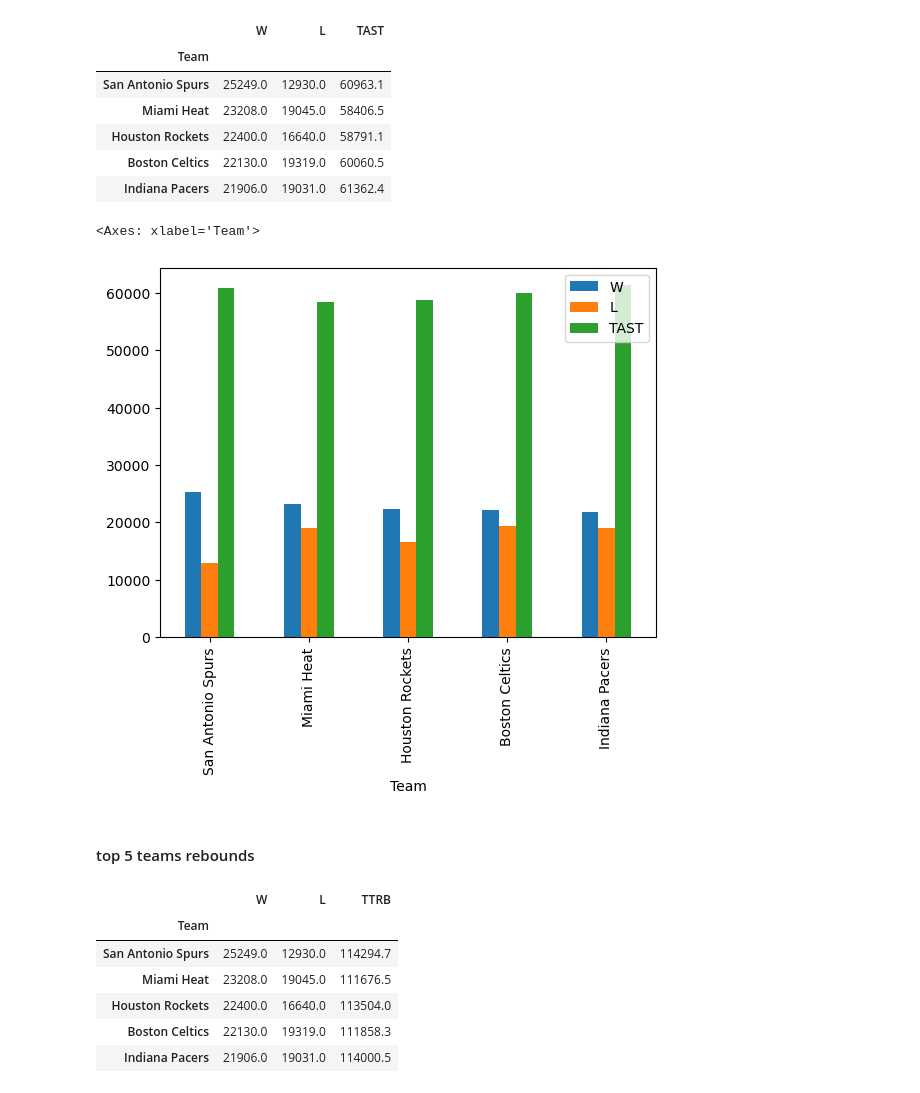
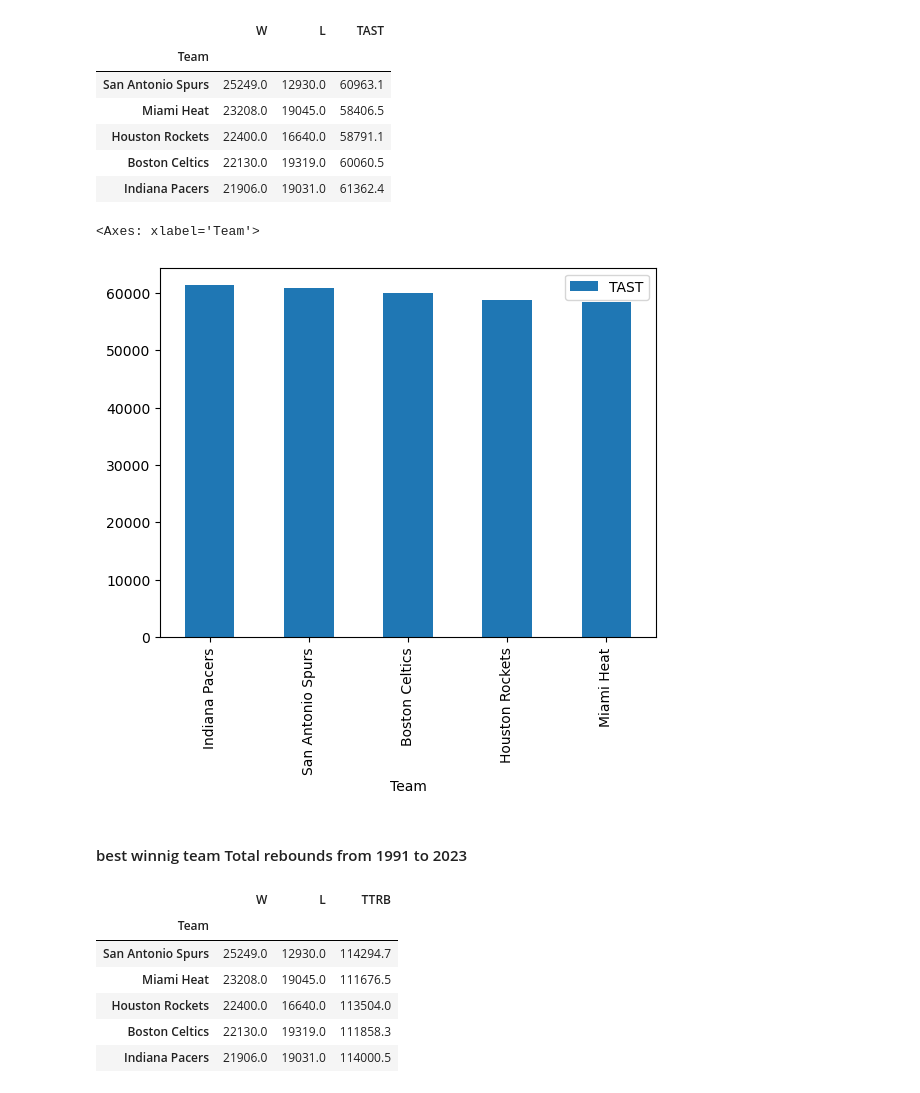
Before and after one commit to khaled-gohar/Python_PBI_NBA-Analysis, a Jupyter notebook: NBA_Analysis.ipynb, the cells around one changed output. Cells and saved outputs as stored; diff of their text form; code cells hidden in the pictures.

```diff
--- a/NBA_Analysis.ipynb
+++ b/NBA_Analysis.ipynb
@@ -335,6 +335,10 @@ best_team
 | Houston Rockets | 22400.0 | 16640.0 | 26254 | 271140.7 | 58791.1 | 113504.0 | 21144.6 | 13302.2 | 38954.4 |
 | Boston Celtics | 22130.0 | 19319.0 | 27218 | 269658.1 | 60060.5 | 111858.3 | 21707.2 | 12617.5 | 37654.6 |
 | Indiana Pacers | 21906.0 | 19031.0 | 27676 | 270224.0 | 61362.4 | 114000.5 | 20531.1 | 13554.6 | 38393.8 |
+# %%
+ndf=best_team
+# %%
+ndf = ndf.reset_index()
 # %%
 Team_stats[['Team','W','L']].groupby('Team').sum().sort_values('W',ascending=False).head(5).plot.bar()
 # %% [output]
@@ -353,12 +374,12 @@ Team_stats[['Team','W','L','TAST']].groupby('Team').sum().sort_values(['W','TAST
 | Boston Celtics | 22130.0 | 19319.0 | 60060.5 |
 | Indiana Pacers | 21906.0 | 19031.0 | 61362.4 |
 # %%
-Team_stats[['Team','W','L','TAST']].groupby('Team').sum().sort_values(['W','TAST'],ascending=False).head(5).plot.bar()
+ndf[['Team','TAST']].groupby('Team').sum().sort_values('TAST',ascending=False).head(5).plot.bar()
 # %% [output]
 <Axes: xlabel='Team'>
-[figure, old version]
+[figure, new version]
-# %% [markdown]
-#### top 5 teams rebounds
+# %% [markdown]
+#### best winnig team Total rebounds from 1991 to 2023
 # %%
 Team_stats[['Team','W','L','TTRB']].groupby('Team').sum().sort_values(['W','TTRB'],ascending=False).head(5)
 # %% [output]
```
Also changed, not shown: parts of 15 cells of this notebook, 11 other files.
